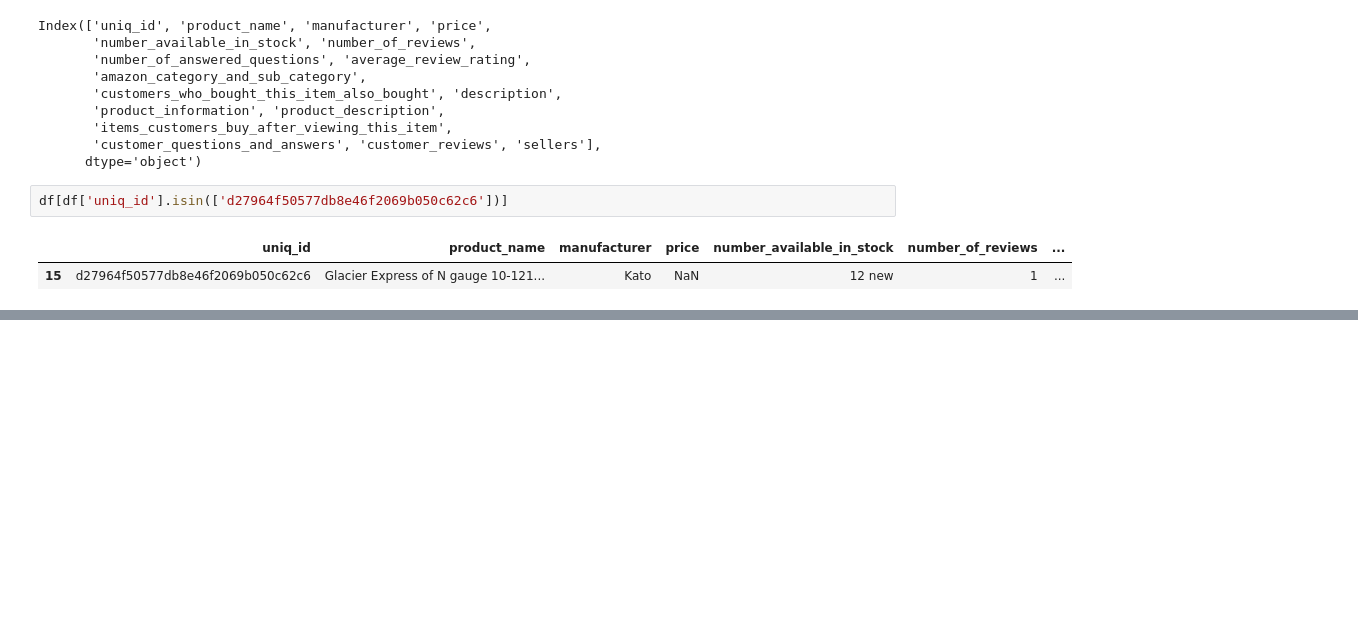
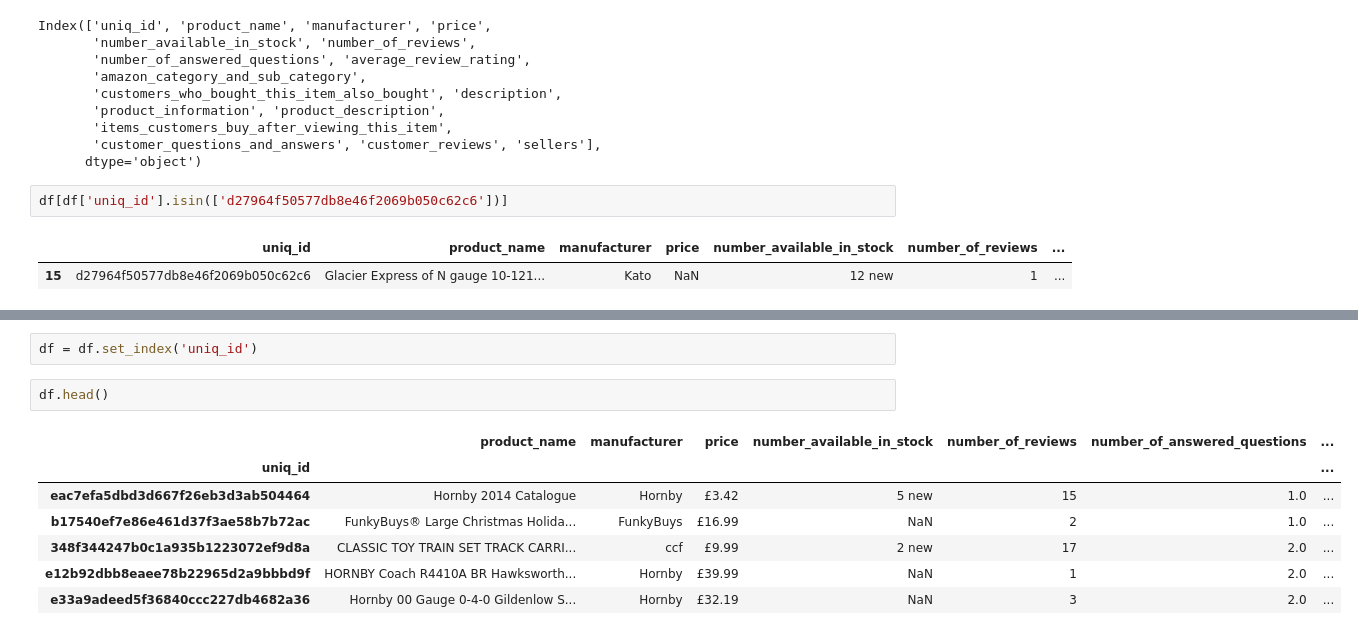
Before and after one commit to renan-lemes/python_labs, a Jupyter notebook: DataCampPandas/Learn.ipynb, the cells around one changed output, grey strips where cells are left out. Cells and saved outputs as stored; diff of their text form; blank space fills up the shorter version.

```diff
--- a/DataCampPandas/Learn.ipynb
+++ b/DataCampPandas/Learn.ipynb
@@ -35,0 +64,12 @@ df[df['uniq_id'].isin(['d27964f50577db8e46f2069b050c62c6'])]
+# %%
+df = df.set_index('uniq_id')
+# %%
+df.head()
+# %% [output]
+|  | product_name | manufacturer | price | number_available_in_stock | number_of_reviews | number_of_answered_questions | ... |
+| uniq_id |  |  |  |  |  |  | ... |
+| eac7efa5dbd3d667f26eb3d3ab504464 | Hornby 2014 Catalogue | Hornby | £3.42 | 5 new | 15 | 1.0 | ... |
+| b17540ef7e86e461d37f3ae58b7b72ac | FunkyBuys® Large Christmas Holida... | FunkyBuys | £16.99 | NaN | 2 | 1.0 | ... |
+| 348f344247b0c1a935b1223072ef9d8a | CLASSIC TOY TRAIN SET TRACK CARRI... | ccf | £9.99 | 2 new | 17 | 2.0 | ... |
+| e12b92dbb8eaee78b22965d2a9bbbd9f | HORNBY Coach R4410A BR Hawksworth... | Hornby | £39.99 | NaN | 1 | 2.0 | ... |
+| e33a9adeed5f36840ccc227db4682a36 | Hornby 00 Gauge 0-4-0 Gildenlow S... | Hornby | £32.19 | NaN | 3 | 2.0 | ... |
```
Also changed, not shown: parts of 14 cells of this notebook.
